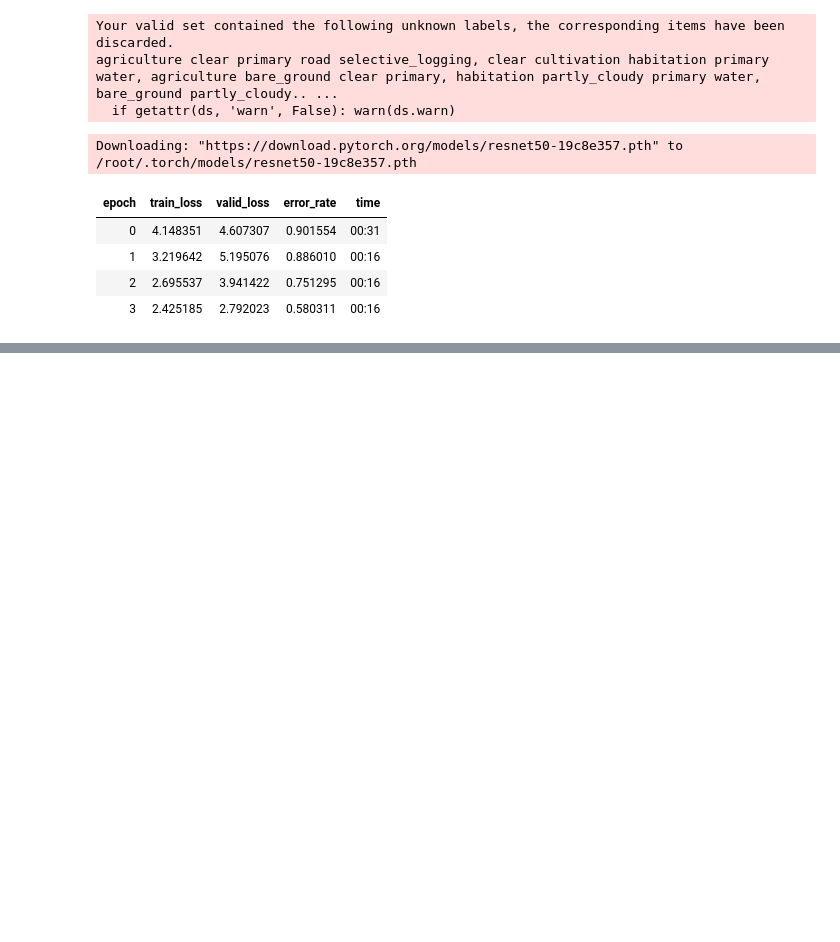
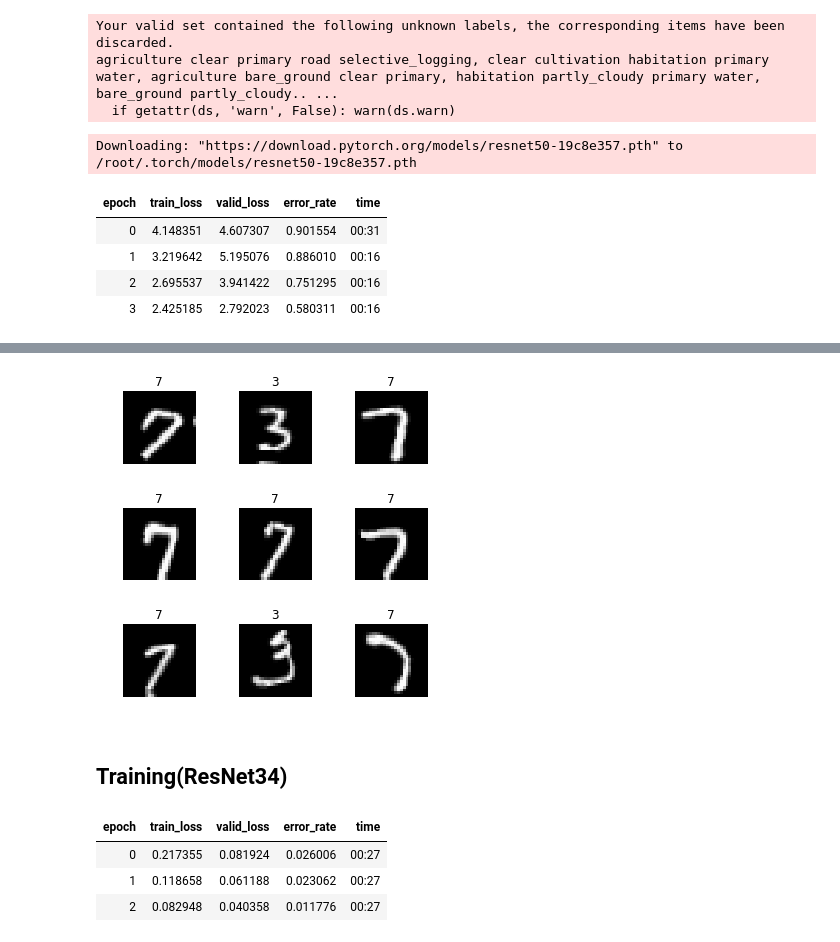
Before and after one commit to nishizaki0327/fastai, a Jupyter notebook: Lesson1.ipynb, the cells around one changed output, grey strips where cells are left out. Cells and saved outputs as stored; diff of their text form; code cells hidden in the pictures; blank space fills up the shorter version.

```diff
--- a/Lesson1.ipynb
+++ b/Lesson1.ipynb
@@ -439,0 +415,2 @@ learn.fit_one_cycle(4)
+# %%
+path = untar_data(URLs.MNIST_SAMPLE);path
@@ -439,0 +440,10 @@ learn.fit_one_cycle(4)
+# %%
+tfms = get_transforms(do_flip=False)
+data = ImageDataBunch.from_folder(path, ds_tfms=tfms, size=26)
+# %%
+data.normalize(imagenet_stats)
+data.show_batch(rows=3, figsize=(5,5))
+# %% [output]
+[figure, added]
+# %% [markdown]
+## Training(ResNet34)
@@ -439,0 +452,7 @@ learn.fit_one_cycle(4)
+# %%
+learn.fit_one_cycle(3)
+# %% [output]
+| epoch | train_loss | valid_loss | error_rate | time |
+| 0 | 0.217355 | 0.081924 | 0.026006 | 00:27 |
+| 1 | 0.118658 | 0.061188 | 0.023062 | 00:27 |
+| 2 | 0.082948 | 0.040358 | 0.011776 | 00:27 |
```
Also changed, not shown: parts of 15 cells of this notebook.
